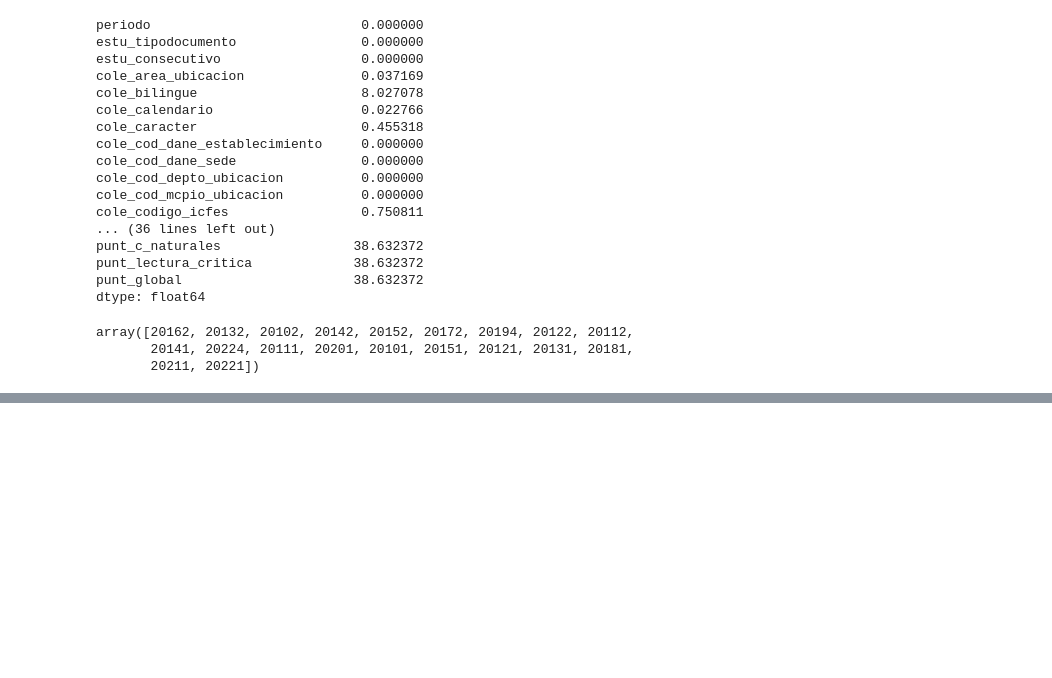
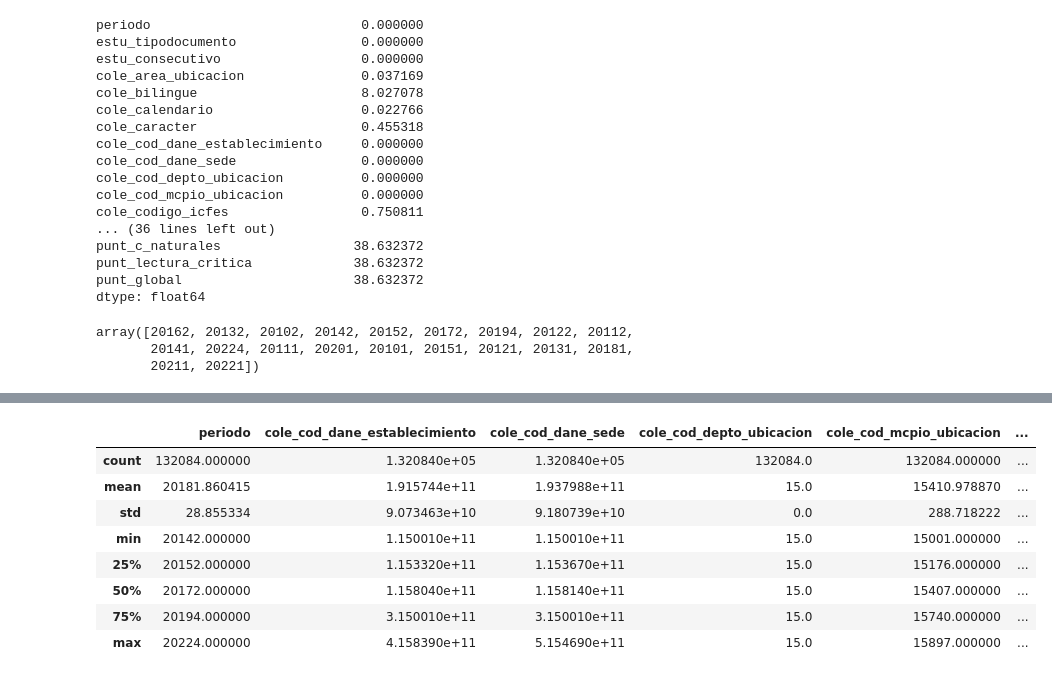
Before and after one commit to Joulessss/Proyecto1_Analcomp, a Jupyter notebook: tarea2_limpieza/limpieza_eda.ipynb, the cells around one changed output, grey strips where cells are left out. Drawn from its saved outputs; the diff is of its cells as text; code cells hidden in the pictures; blank space fills up the shorter version.

```diff
--- a/tarea2_limpieza/limpieza_eda.ipynb
+++ b/tarea2_limpieza/limpieza_eda.ipynb
@@ -114,0 +162,12 @@ raw_data.groupby("periodo")[cols].count()
+# %%
+raw_data1.describe()
+# %% [output]
+|  | periodo | cole_cod_dane_establecimiento | cole_cod_dane_sede | cole_cod_depto_ubicacion | cole_cod_mcpio_ubicacion | ... |
+| count | 132084.000000 | 1.320840e+05 | 1.320840e+05 | 132084.0 | 132084.000000 | ... |
+| mean | 20181.860415 | 1.915744e+11 | 1.937988e+11 | 15.0 | 15410.978870 | ... |
+| std | 28.855334 | 9.073463e+10 | 9.180739e+10 | 0.0 | 288.718222 | ... |
+| min | 20142.000000 | 1.150010e+11 | 1.150010e+11 | 15.0 | 15001.000000 | ... |
+| 25% | 20152.000000 | 1.153320e+11 | 1.153670e+11 | 15.0 | 15176.000000 | ... |
+| 50% | 20172.000000 | 1.158040e+11 | 1.158140e+11 | 15.0 | 15407.000000 | ... |
+| 75% | 20194.000000 | 3.150010e+11 | 3.150010e+11 | 15.0 | 15740.000000 | ... |
+| max | 20224.000000 | 4.158390e+11 | 5.154690e+11 | 15.0 | 15897.000000 | ... |
```
Also changed, not shown: parts of 7 cells of this notebook.
